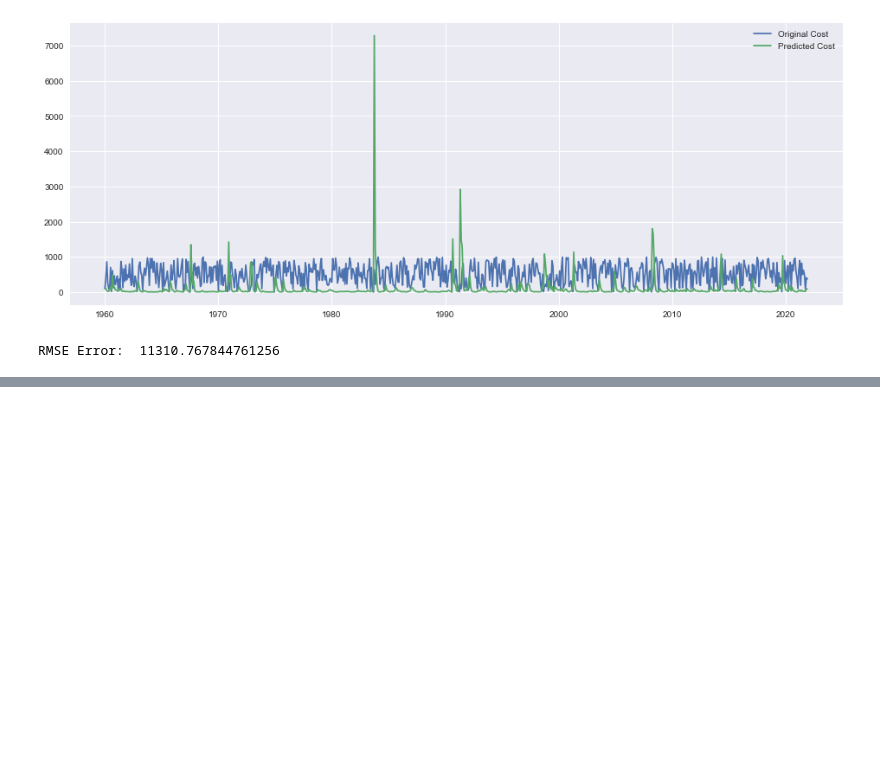
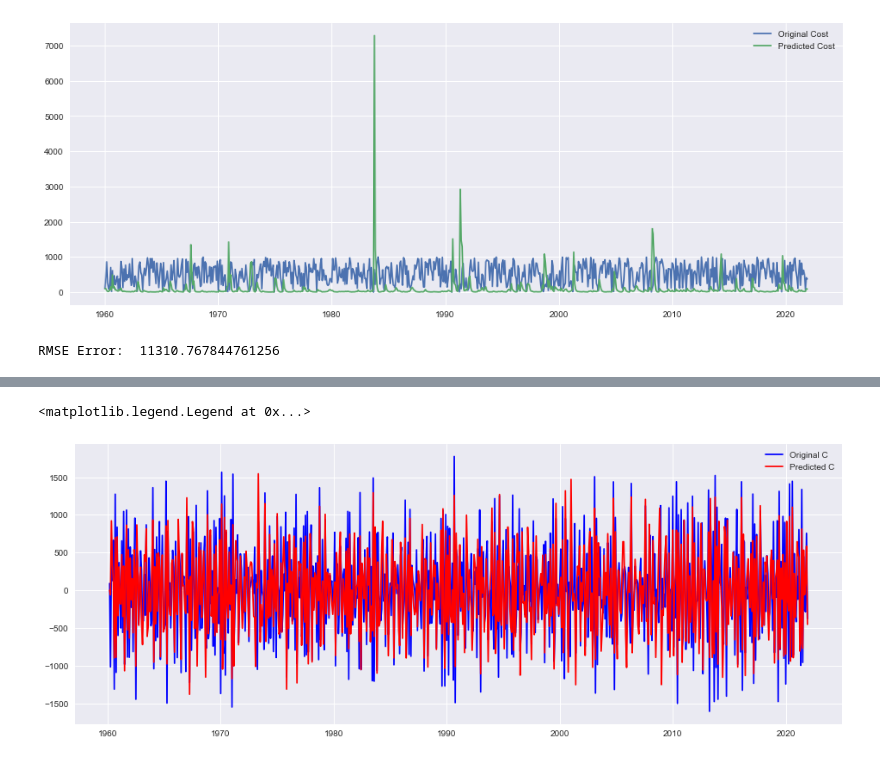
Before and after one commit to sounishnath003/DataScienceML-Learning, a Jupyter notebook: TimeSeriesDatasetAnalysis/ARIMA_Usuage Sample Data/arima_usuage.ipynb, the cells around one changed output, grey strips where cells are left out. Drawn from its saved outputs; the diff is of its cells as text; code cells hidden in the pictures; blank space fills up the shorter version.

```diff
--- a/TimeSeriesDatasetAnalysis/ARIMA_Usuage Sample Data/arima_usuage.ipynb
+++ b/TimeSeriesDatasetAnalysis/ARIMA_Usuage Sample Data/arima_usuage.ipynb
@@ -353,0 +412,2 @@ RMSE Error:  11310.767844761256
+# %%
+autoarima_model2 = auto_arima(double_diff.dropna(), trace=True, suppress_warnings=True)
@@ -353,0 +458,12 @@ RMSE Error:  11310.767844761256
+# %%
+_arima_model2 = ARIMA (double_diff.dropna(), order=autoarima_model2.order, seasonal_order=autoarima_model2.seasonal_order)
+# %%
+results2 = _arima_model2.fit()
+# %%
+plt.figure(figsize=(16,6))
+plt.plot(dff["double_diff"], color="blue", label="Original C")
+plt.plot(results2.fittedvalues, color="red", label="Predicted C")
+plt.legend(loc="best")
+# %% [output]
+<matplotlib.legend.Legend at 0x...>
+[figure, added]
```
Also changed, not shown: parts of 18 cells of this notebook.
